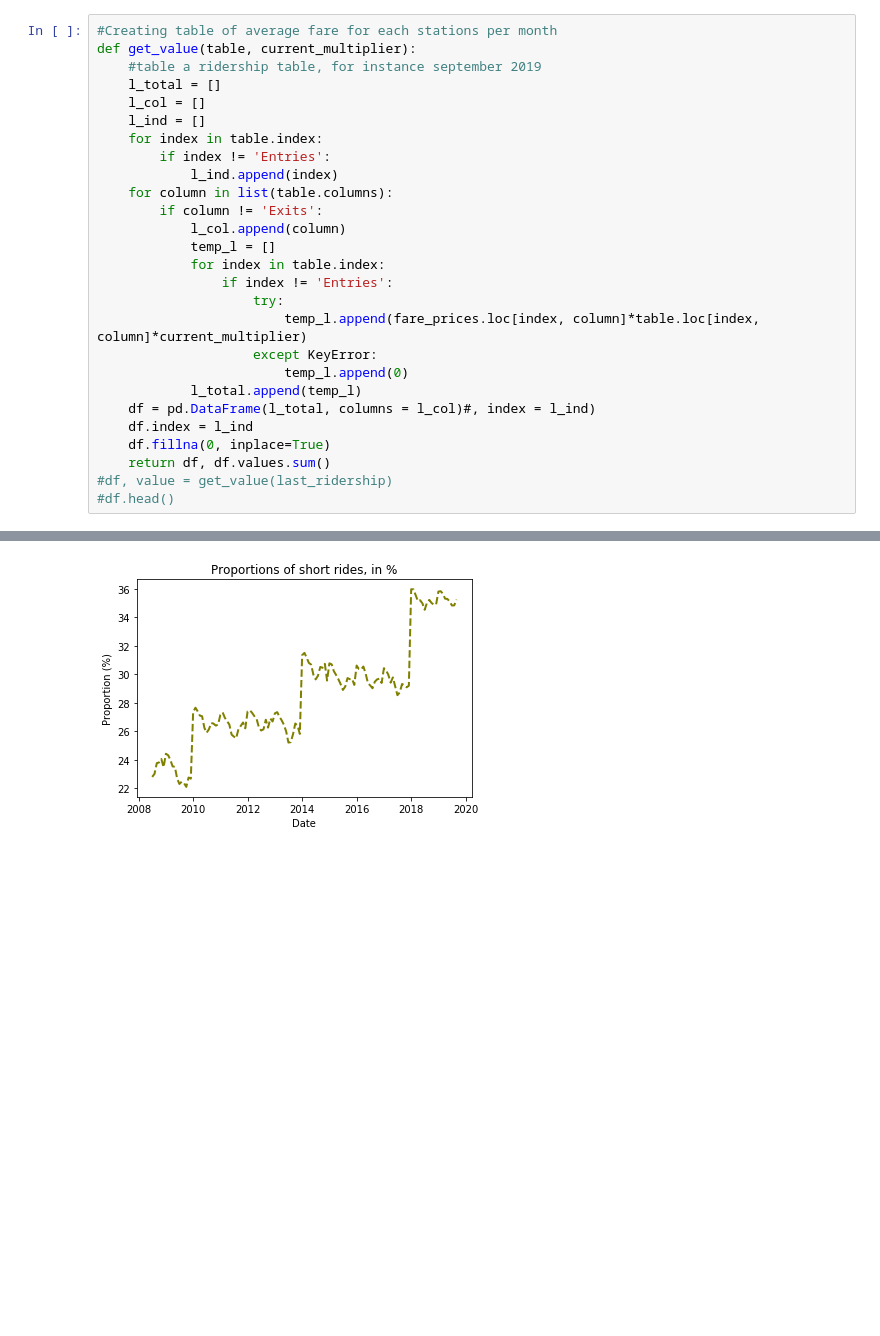
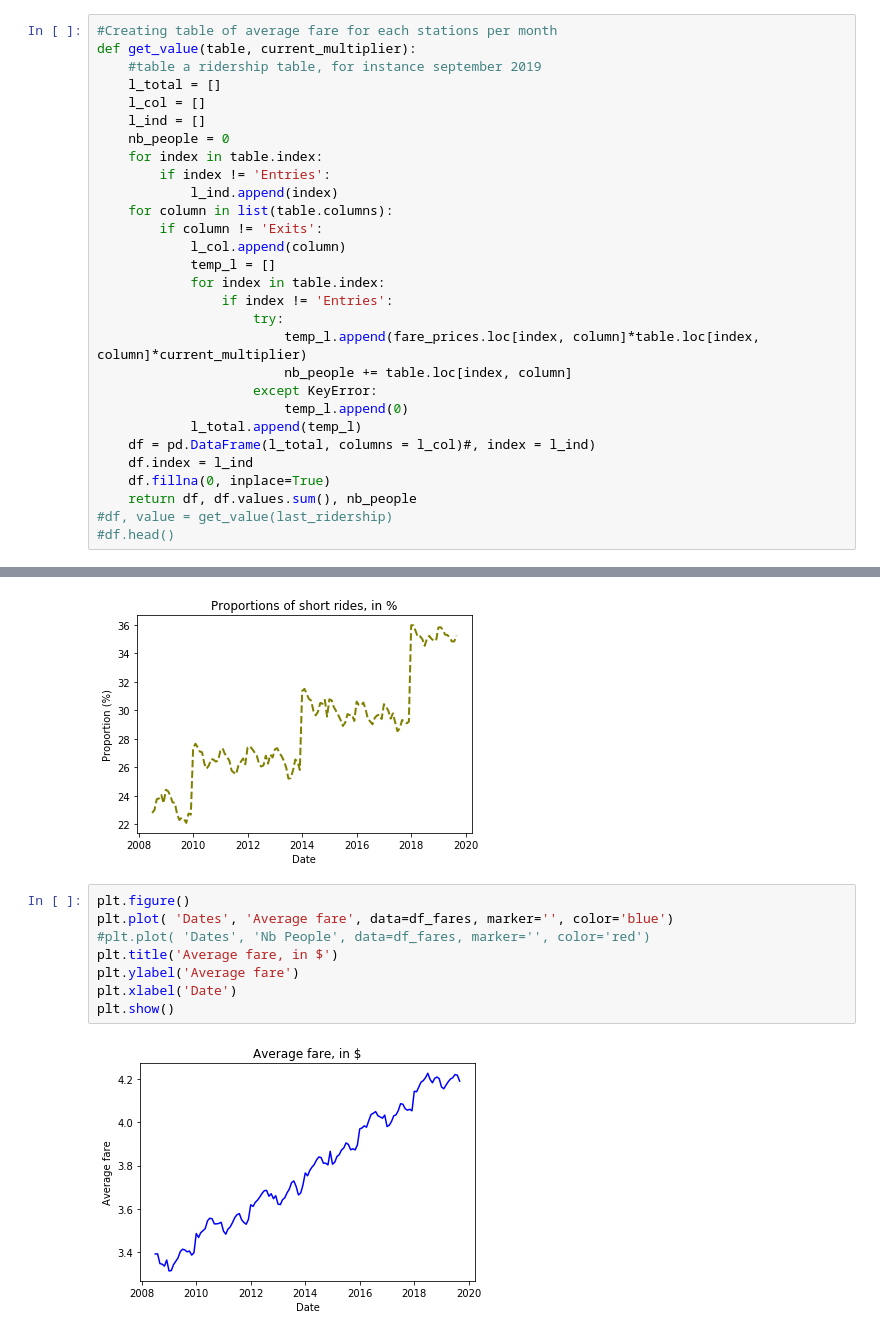
Before and after one commit to kevinramlal/abs, a Jupyter notebook: Project/Fares/Fares_historic.ipynb, the cells around one changed output, grey strips where cells are left out. Saved outputs shown, nothing was run; the diff lists cells and outputs as text; blank space fills up the shorter version.

Commit message:
fare change

```diff
--- a/Project/Fares/Fares_historic.ipynb
+++ b/Project/Fares/Fares_historic.ipynb
@@ -29,6 +29,7 @@ def get_value(table, current_multiplier):
     l_total = []
     l_col = []
     l_ind = []
+    nb_people = 0
     for index in table.index:
         if index != 'Entries':
             l_ind.append(index)
@@ -40,13 +41,14 @@ def get_value(table, current_multiplier):
                 if index != 'Entries':
                     try:
                         temp_l.append(fare_prices.loc[index, column]*table.loc[index, column]*current_multiplier)
+                        nb_people += table.loc[index, column]
                     except KeyError:
                         temp_l.append(0)
             l_total.append(temp_l)
     df = pd.DataFrame(l_total, columns = l_col)#, index = l_ind)
     df.index = l_ind
     df.fillna(0, inplace=True)
-    return df, df.values.sum()
+    return df, df.values.sum(), nb_people
 #df, value = get_value(last_ridership)
 #df.head()
 # %%
@@ -442,3 +481,13 @@ plt.xlabel('Date')
 plt.show()
 # %% [output]
 [figure]
+# %%
+plt.figure()
+plt.plot( 'Dates', 'Average fare', data=df_fares, marker='', color='blue')
+#plt.plot( 'Dates', 'Nb People', data=df_fares, marker='', color='red')
+plt.title('Average fare, in $')
+plt.ylabel('Average fare')
+plt.xlabel('Date')
+plt.show()
+# %% [output]
+[figure, added]
```
Also changed, not shown: parts of 7 cells of this notebook.
